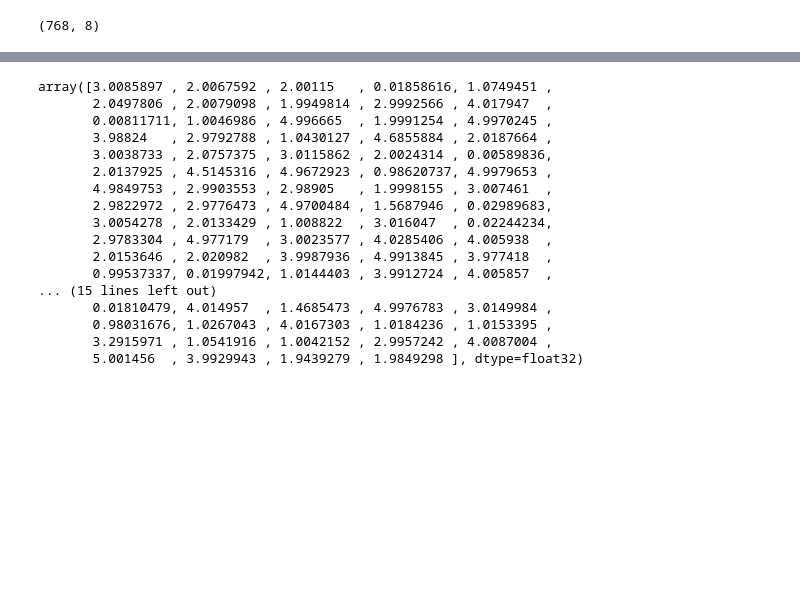
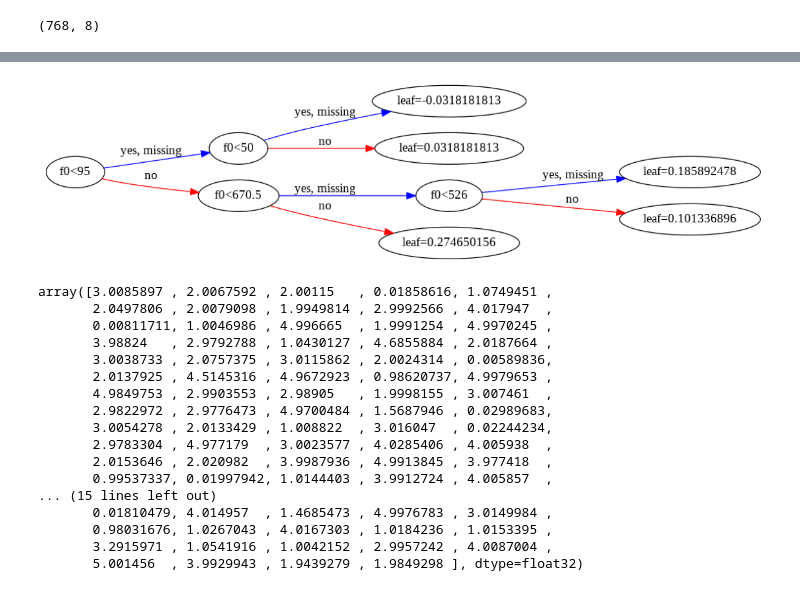
Before and after one commit to Magmarx/PosterHeatingCoolingLoad, a Jupyter notebook: Modelo_XGBoost.ipynb, the cells around one changed output, grey strips where cells are left out. Cells and saved outputs as stored; diff of their text form; code cells hidden in the pictures; blank space fills up the shorter version.

```diff
--- a/Modelo_XGBoost.ipynb
+++ b/Modelo_XGBoost.ipynb
@@ -78,6 +84,15 @@ XGBRegressor(base_score=0.5, booster='gbtree', colsample_bylevel=1,
              random_state=0, reg_alpha=0.75, reg_lambda=0.45,
              scale_pos_weight=1, seed=42, silent=None, subsample=0.6,
              verbosity=1)
+# %%
+# Arquitectura
+# fig = plt.figure(figsize=(15,10))
+# ax = fig.add_subplot(111)
+ax = plot_tree(xgb_model_heating, num_trees=0, rankdir='LR')
+fig = ax.figure
+fig.set_size_inches(20, 15)
+# %% [output]
+[figure, added]
 # %%
 # Predicting the Test set results
 y_pred = xgb_model_heating.predict(X_test)
```
Also changed, not shown: parts of 3 cells of this notebook, 4 other files.
